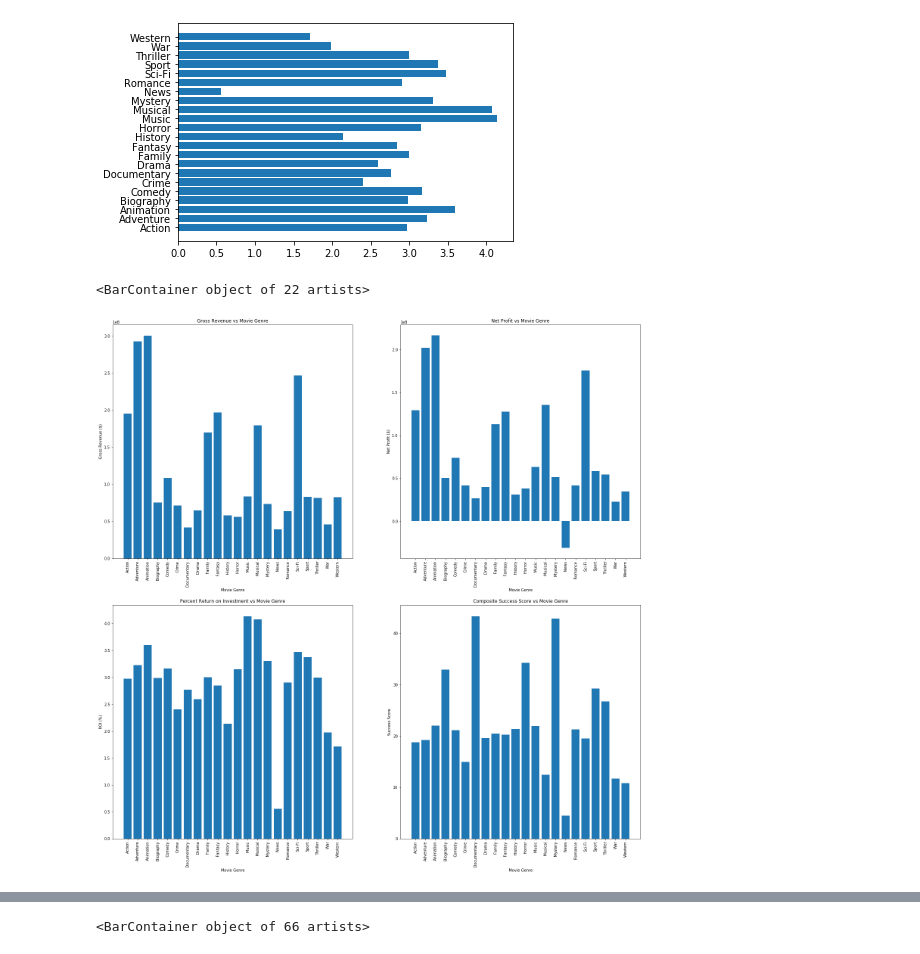
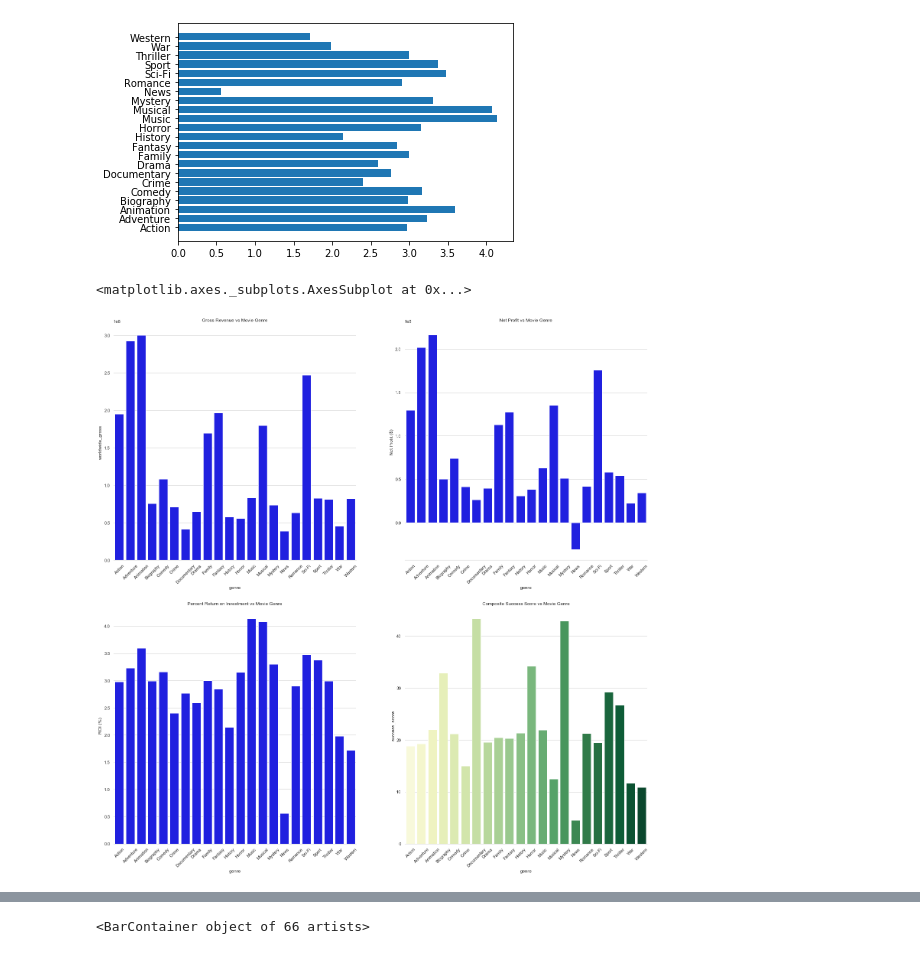
Before and after one commit to benspils/movie-content-analysis, a Jupyter notebook: Setting Up Data.ipynb, the cells around one changed output, grey strips where cells are left out. Drawn from its saved outputs; the diff is of its cells as text; code cells hidden in the pictures.

```diff
--- a/Setting Up Data.ipynb
+++ b/Setting Up Data.ipynb
@@ -260,35 +260,73 @@ plt.barh(complete_genre_table.groupby("genre").mean().index, complete_genre_tabl
 <BarContainer object of 22 artists>
 [figure]
 # %%
+import matplotlib.pyplot as plt
+%matplotlib inline
+import seaborn as sns
+
+# sns.set()
+
 figure, ax = plt.subplots(2, 2, figsize=(25, 25))
 x=complete_genre_table.groupby("genre").mean().index
 y0_gross_rev= complete_genre_table.groupby("genre").mean().worldwide_gross
 y1_net_prof= complete_genre_table.groupby("genre").mean().worldwide_gross-complete_genre_table.groupby("genre").mean().production_budget
 y2_roi_percent= complete_genre_table.groupby("genre").mean().worldwide_gross/complete_genre_table.groupby("genre").mean().production_budget
 y3_comp= complete_genre_table.groupby("genre").mean().success_score
+
 ax[0][0].set_title('Gross Revenue vs Movie Genre')
 ax[0][0].set_xlabel('Movie Genre')
 ax[0][0].set_ylabel('Gross Revenue ($)')
 ax[0][1].set_title('Net Profit vs Movie Genre')
 ax[0][1].set_xlabel('Movie Genre')
 ax[0][1].set_ylabel('Net Profit ($)')
 ax[1][0].set_title('Percent Return on Investment vs Movie Genre')
 ax[1][0].set_xlabel('Movie Genre')
 ax[1][0].set_ylabel('ROI (%)')
 ax[1][1].set_title('Composite Success Score vs Movie Genre')
 ax[1][1].set_xlabel('Movie Genre')
 ax[1][1].set_ylabel('Success Score')
-ax[0][0].set_xticklabels(x,rotation=90)
-ax[0][1].set_xticklabels(x,rotation=90)
-ax[1][0].set_xticklabels(x,rotation=90)
-ax[1][1].set_xticklabels(x,rotation=90)
-ax[0][0].bar(x, y0_gross_rev)
-ax[0][1].bar(x, y1_net_prof)
-ax[1][0].bar(x, y2_roi_percent)
-ax[1][1].bar(x, y3_comp)
+
+ax[0][0].set_xticklabels(x,rotation=45)
+ax[0][1].set_xticklabels(x,rotation=45)
+ax[1][0].set_xticklabels(x,rotation=45)
+ax[1][1].set_xticklabels(x,rotation=45)
+
+ax[0][0].spines['top'].set_visible(False)
+ax[0][0].spines['right'].set_visible(False)
+ax[0][0].spines['left'].set_visible(False)
+ax[0][0].spines['bottom'].set_color('#DDDDDD')
+
+ax[0][1].spines['top'].set_visible(False)
+ax[0][1].spines['right'].set_visible(False)
+ax[0][1].spines['left'].set_visible(False)
+ax[0][1].spines['bottom'].set_color('#DDDDDD')
+
+ax[1][0].spines['top'].set_visible(False)
+ax[1][0].spines['right'].set_visible(False)
+ax[1][0].spines['left'].set_visible(False)
+ax[1][0].spines['bottom'].set_color('#DDDDDD')
+
+ax[1][1].spines['top'].set_visible(False)
+ax[1][1].spines['right'].set_visible(False)
+ax[1][1].spines['left'].set_visible(False)
+ax[1][1].spines['bottom'].set_color('#DDDDDD')
+
+# norm = plt.Normalize(y0_gross_rev.values.min(), y0_gross_rev.values.max())
+# colors = plt.cm.copper_r(norm(y0_gross_rev))
+
+sns.set_style("whitegrid")
+sns.barplot(x, y0_gross_rev, ax=ax[0][0], color='blue')
+sns.barplot(x, y1_net_prof, ax=ax[0][1], color='blue')
+sns.barplot(x, y2_roi_percent, ax=ax[1][0], color='blue')
+sns.barplot(x, y3_comp, ax=ax[1][1], palette='YlGn')
+
+# ax[0][0].bar(x, y0_gross_rev)
+# ax[0][1].bar(x, y1_net_prof)
+# ax[1][0].bar(x, y2_roi_percent)
+# ax[1][1].bar(x, y3_comp)
 # %% [output]
-<BarContainer object of 22 artists>
+<matplotlib.axes._subplots.AxesSubplot at 0x...>
-[figure, old version]
+[figure, new version]
 # %%
 data['movie_info'].head()
 # %% [output]
```
Also changed, not shown: parts of 1 cell of this notebook.
